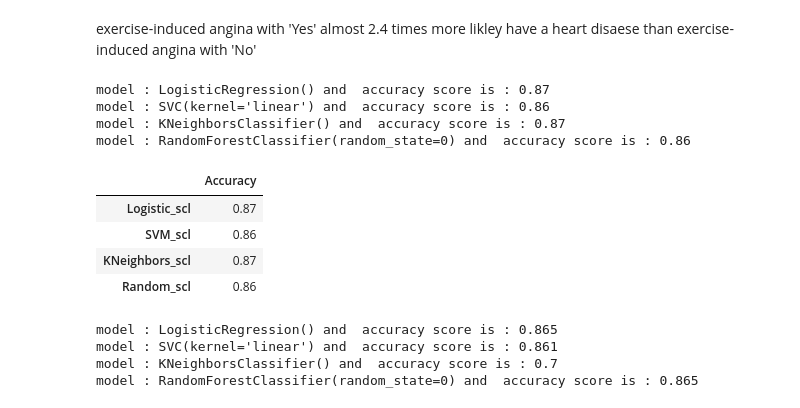
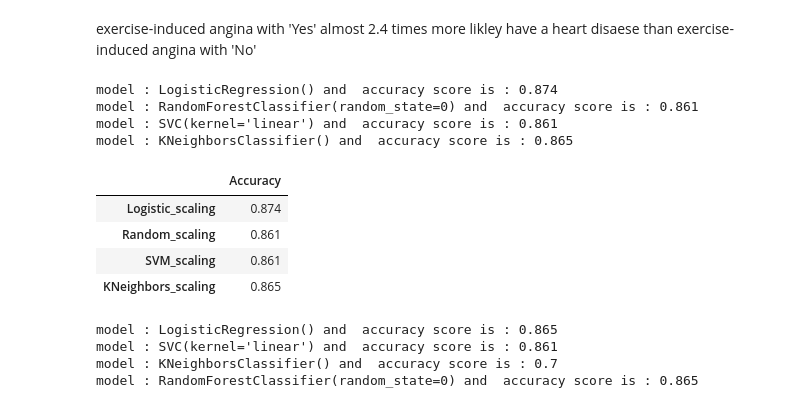
Before and after one commit to Ramyals-web/Heart-Failure---Final-Project, a Jupyter notebook: HeartDisease.ipynb, the cells around one changed output. Drawn from its saved outputs; the diff is of its cells as text; code cells hidden in the pictures.

```diff
--- a/HeartDisease.ipynb
+++ b/HeartDisease.ipynb
@@ -182,47 +178,47 @@ Name: HeartDisease, dtype: float64
 exercise-induced angina with 'Yes' almost 2.4 times more likley have a heart disaese than exercise-induced angina with 'No'
 # %%
 #with scaler
-accuracy =[]
-model_names =[]
-
-
 X= df.drop('HeartDisease', axis=1)
 y= df['HeartDisease']
 X_train, X_test, y_train, y_test = train_test_split(X, y,  random_state=13)
 
-ohe= OneHotEncoder()
-s= StandardScaler()
+enc= OneHotEncoder()
+scl= StandardScaler()
 
 #ColumnTransformer in SciKit instead of LabelEncoding and OneHotEncoding for data preprocessing
 #basically combine LabelEncoding and OneHotEncoding into just one line of code. And the result is exactly the same
-cts1= make_column_transformer((ohe,cat),(s,numeric))
+ctsc1= make_column_transformer((enc,cat),(scl,numeric))
 
-lr = LogisticRegression()
+lreg = LogisticRegression()
+rfc = RandomForestClassifier(random_state=0)
 svm = SVC(kernel='linear')
 knn = KNeighborsClassifier()
-rf = RandomForestClassifier(random_state=0)
 
-models = [lr,svm,knn,rf]
+accuracy =[]
+modelNames =[]
 
-for model in models:
-    pipe = make_pipeline(cts1, model)
+
+models = [lreg,rfc,svm,knn,]
+
+for z in models:
+    pipe = make_pipeline(ctsc1, z)
     pipe.fit(X_train, y_train)
     y_pred = pipe.predict(X_test)
     accuracy.append(round(accuracy_score(y_test, y_pred),3))
-    print (f'model : {model} and  accuracy score is : {round(accuracy_score(y_test, y_pred),3)}')
+    print (f'model : {z} and  accuracy score is : {round(accuracy_score(y_test, y_pred),3)}')
 
-model_names = ['Logistic_scl','SVM_scl','KNeighbors_scl','Random_scl']
-result_df1 = pd.DataFrame({'Accuracy':accuracy}, index=model_names)
-result_df1
+modelNames = ['Logistic_scaling','Random_scaling','SVM_scaling','KNeighbors_scaling']
+df1 = pd.DataFrame({'Accuracy':accuracy}, index=modelNames)
+df1
 # %% [output]
-model : LogisticRegression() and  accuracy score is : 0.87
-model : SVC(kernel='linear') and  accuracy score is : 0.86
-model : KNeighborsClassifier() and  accuracy score is : 0.87
-model : RandomForestClassifier(random_state=0) and  accuracy score is : 0.86
+model : LogisticRegression() and  accuracy score is : 0.874
+model : RandomForestClassifier(random_state=0) and  accuracy score is : 0.861
+model : SVC(kernel='linear') and  accuracy score is : 0.861
+model : KNeighborsClassifier() and  accuracy score is : 0.865
 |  | Accuracy |
-| Logistic_scl | 0.87 |
-| SVM_scl | 0.86 |
-| KNeighbors_scl | 0.87 |
-| Random_scl | 0.86 |
+| Logistic_scaling | 0.874 |
+| Random_scaling | 0.861 |
+| SVM_scaling | 0.861 |
+| KNeighbors_scaling | 0.865 |
 # %%
 #without scaling
```
Also changed, not shown: parts of 5 cells of this notebook.
